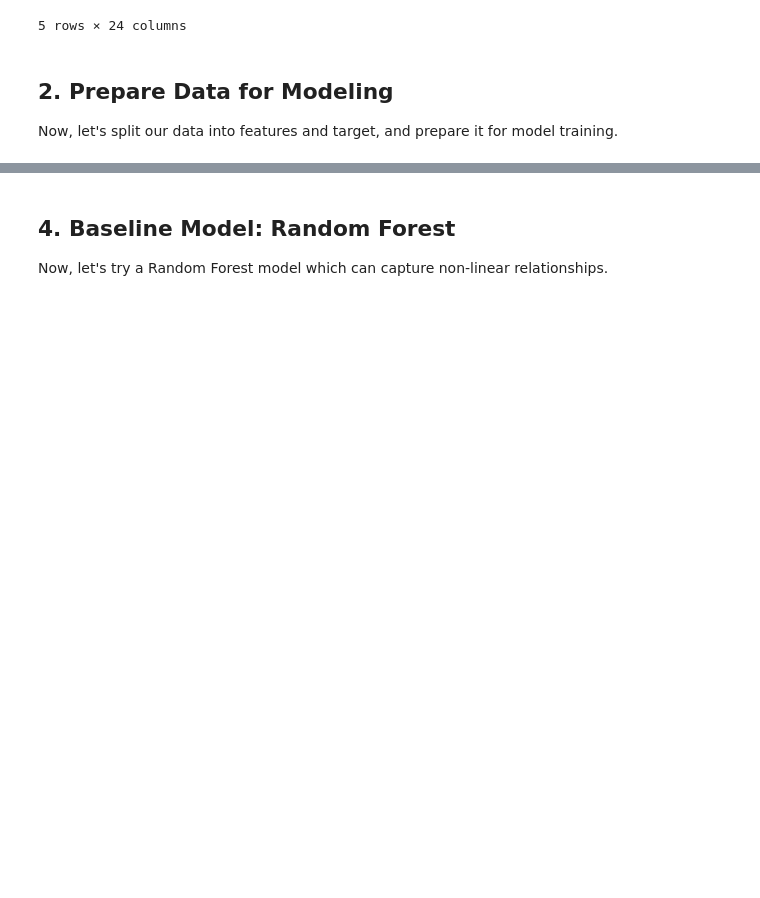
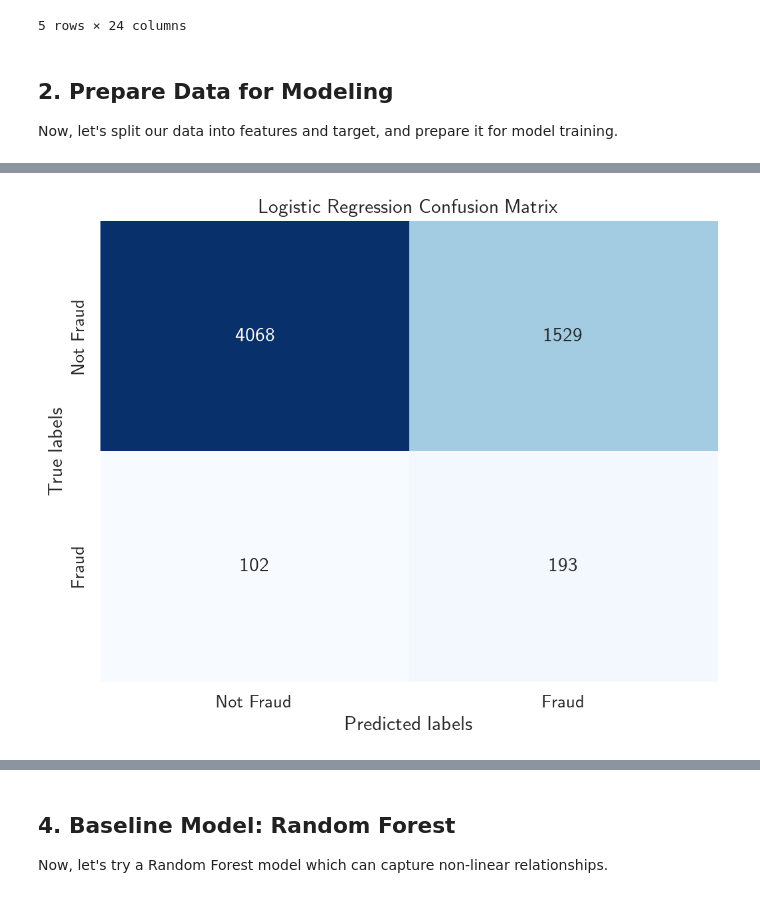
Before and after one commit to zahemen9900/ecomm-fraud-detection, a Jupyter notebook: notebooks/02_baseline_model_development.ipynb, the cells around one changed output, grey strips where cells are left out. Cells and saved outputs as stored; diff of their text form; code cells hidden in the pictures; blank space fills up the shorter version.

```diff
--- a/notebooks/02_baseline_model_development.ipynb
+++ b/notebooks/02_baseline_model_development.ipynb
@@ -186,9 +132,5 @@ Let's start with a logistic regression model as our baseline.
 # %%
-@timer
-def train_logistic_regression():
-    """Train a logistic regression model."""
-    return train_baseline_model(X_train, y_train, model_type='logistic')
-
-# Train the model
-lr_model = train_logistic_regression()
+cat_cols = df_example.select_dtypes(include=['object']).columns.tolist()
+for col in cat_cols:
+    print(f"{col} \t\t->\t\t {df_example[col].nunique()} unique values")
 # %% [output]
@@ -237,0 +358,8 @@ ValueError: Model doesn't have feature_importances_ or interpretable coefficient
+# %%
+@timer
+def train_logistic_regression():
+    """Train a logistic regression model."""
+    return train_baseline_model(X_train_large, y_train_large, model_type='logistic')
+
+# Train the model
+lr_model = train_logistic_regression()
@@ -237,0 +368,8 @@ ValueError: Model doesn't have feature_importances_ or interpretable coefficient
+# %%
+# Evaluate the model on the test set
+lr_metrics = evaluate_model(lr_model, X_test_large, y_test_large)
+print_evaluation_report(lr_metrics, "Logistic Regression")
+
+# Get predictions for visualization
+y_pred_lr = (lr_model.predict_proba(X_test_large)[:, 1] >= 0.5).astype(int)
+y_proba_lr = lr_model.predict_proba(X_test_large)[:, 1]
@@ -237,0 +385,6 @@ ValueError: Model doesn't have feature_importances_ or interpretable coefficient
+# %%
+# Plot confusion matrix
+fig_cm_lr = plot_confusion_matrix(y_test_large, y_pred_lr, "Logistic Regression Confusion Matrix")
+plt.show()
+# %% [output]
+[figure, added]
```
Also changed, not shown: parts of 39 cells of this notebook, 13 other files.
